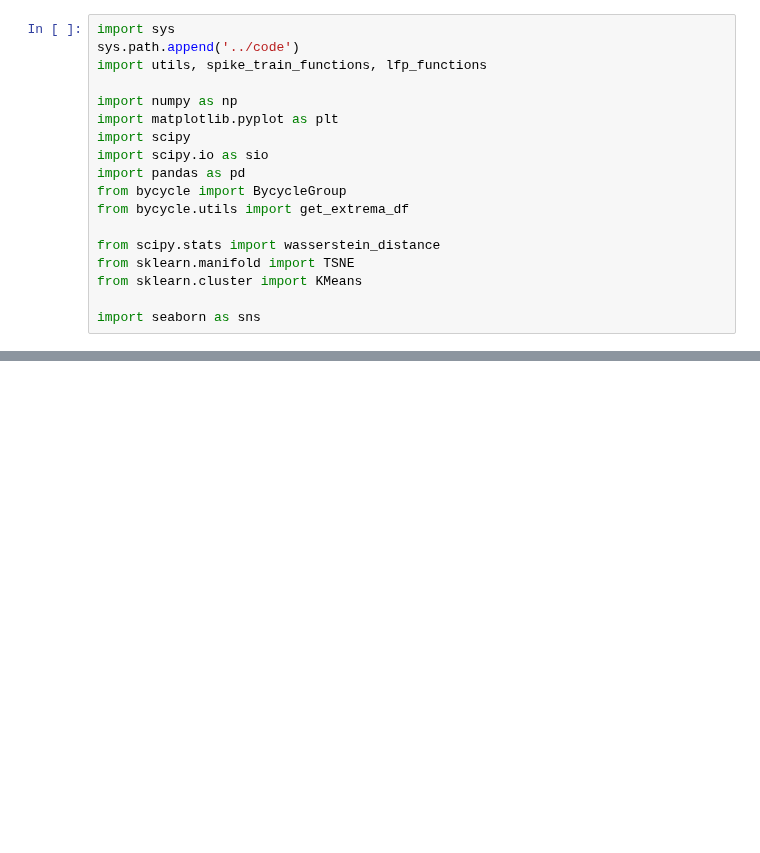
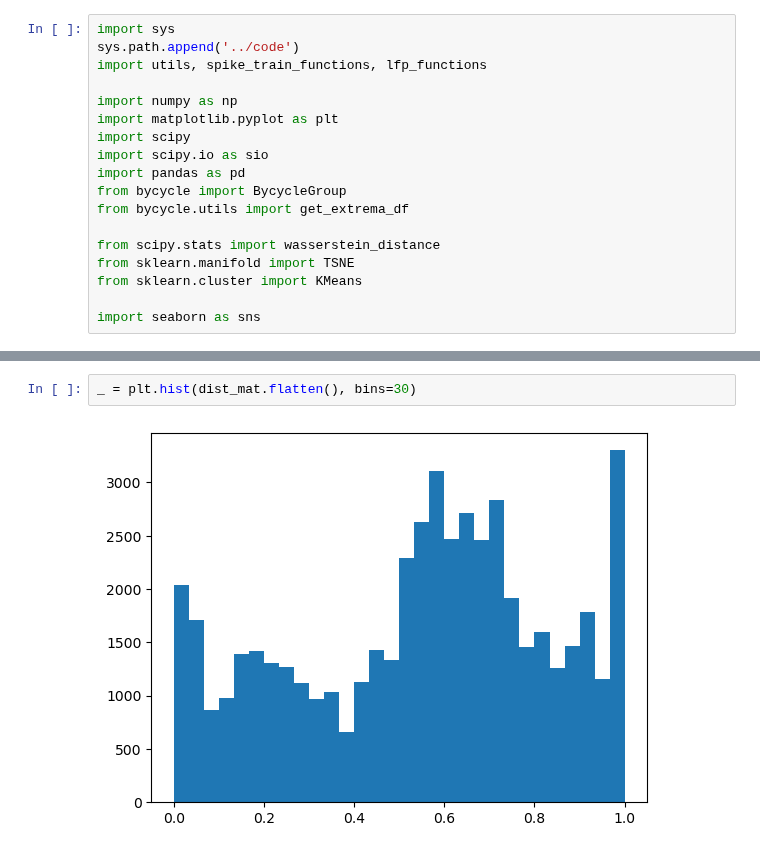
Before and after one commit to ntolley/spike_phase_maps, a Jupyter notebook: notebooks/process_beta_spikes.ipynb, the cells around one changed output, grey strips where cells are left out. Drawn from its saved outputs; the diff is of its cells as text; blank space fills up the shorter version.

```diff
--- a/notebooks/process_beta_spikes.ipynb
+++ b/notebooks/process_beta_spikes.ipynb
@@ -71,0 +302,4 @@ def process_session(session_name, session_dict):
+# %%
+_ = plt.hist(dist_mat.flatten(), bins=30)
+# %% [output]
+[figure, added]
```
Also changed, not shown: parts of 10 cells of this notebook.
